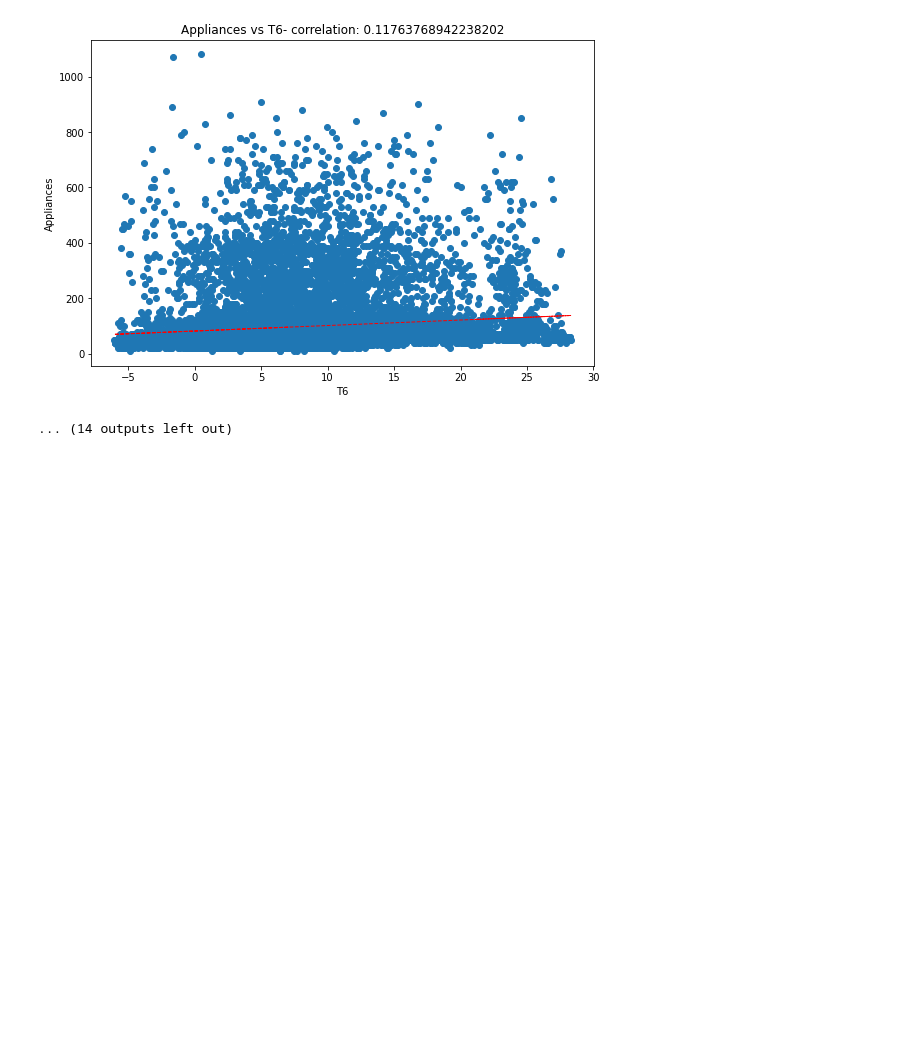
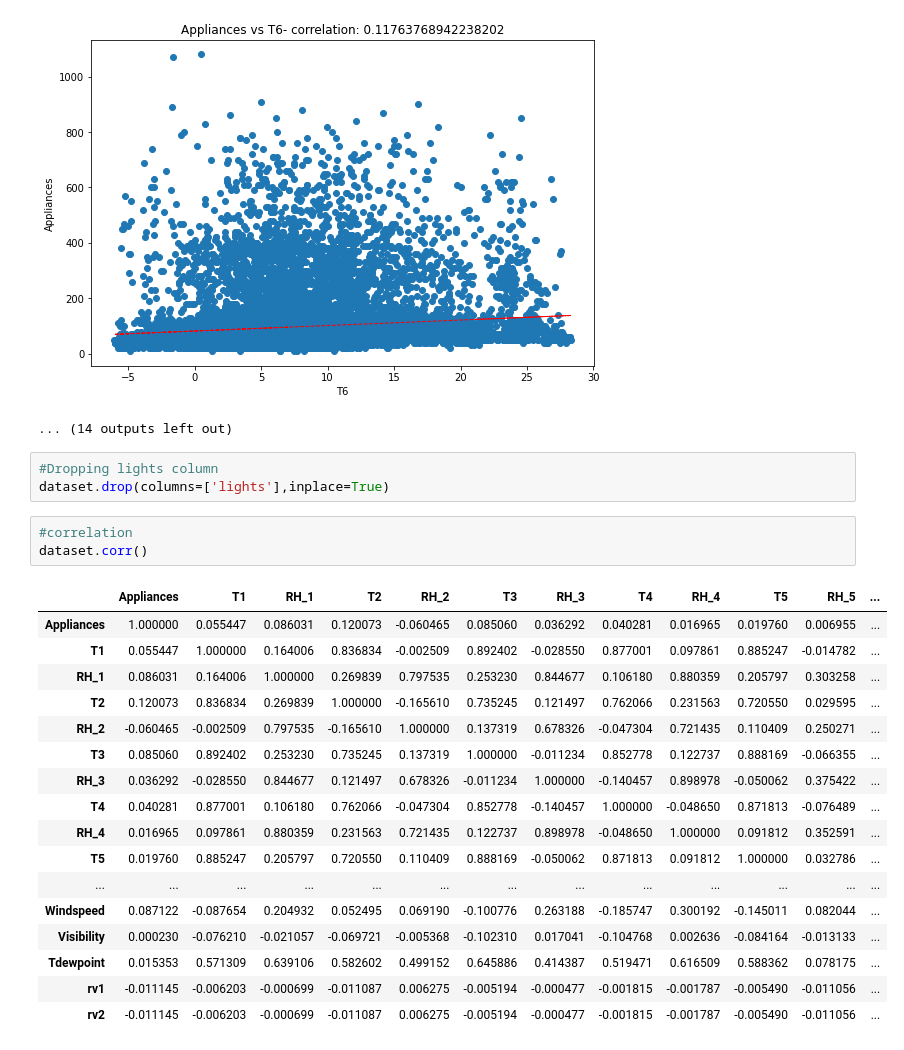
Before and after one commit to ravali-muta/Appliances-Energy-Prediction, a Jupyter notebook: Appliances_Energy_Prediction.ipynb, the cells around one changed output. Cells and saved outputs as stored; diff of their text form; blank space fills up the shorter version.

```diff
--- a/Appliances_Energy_Prediction.ipynb
+++ b/Appliances_Energy_Prediction.ipynb
@@ -204,3 +204,27 @@ plt.show()
 [figure]
 [figure]
 ... (14 outputs left out)
+# %%
+#Dropping lights column
+dataset.drop(columns=['lights'],inplace=True)
+# %%
+#correlation
+dataset.corr()
+# %% [output]
+|  | Appliances | T1 | RH_1 | T2 | RH_2 | T3 | RH_3 | T4 | RH_4 | T5 | RH_5 | ... |
+| Appliances | 1.000000 | 0.055447 | 0.086031 | 0.120073 | -0.060465 | 0.085060 | 0.036292 | 0.040281 | 0.016965 | 0.019760 | 0.006955 | ... |
+| T1 | 0.055447 | 1.000000 | 0.164006 | 0.836834 | -0.002509 | 0.892402 | -0.028550 | 0.877001 | 0.097861 | 0.885247 | -0.014782 | ... |
+| RH_1 | 0.086031 | 0.164006 | 1.000000 | 0.269839 | 0.797535 | 0.253230 | 0.844677 | 0.106180 | 0.880359 | 0.205797 | 0.303258 | ... |
+| T2 | 0.120073 | 0.836834 | 0.269839 | 1.000000 | -0.165610 | 0.735245 | 0.121497 | 0.762066 | 0.231563 | 0.720550 | 0.029595 | ... |
+| RH_2 | -0.060465 | -0.002509 | 0.797535 | -0.165610 | 1.000000 | 0.137319 | 0.678326 | -0.047304 | 0.721435 | 0.110409 | 0.250271 | ... |
+| T3 | 0.085060 | 0.892402 | 0.253230 | 0.735245 | 0.137319 | 1.000000 | -0.011234 | 0.852778 | 0.122737 | 0.888169 | -0.066355 | ... |
+| RH_3 | 0.036292 | -0.028550 | 0.844677 | 0.121497 | 0.678326 | -0.011234 | 1.000000 | -0.140457 | 0.898978 | -0.050062 | 0.375422 | ... |
+| T4 | 0.040281 | 0.877001 | 0.106180 | 0.762066 | -0.047304 | 0.852778 | -0.140457 | 1.000000 | -0.048650 | 0.871813 | -0.076489 | ... |
+| RH_4 | 0.016965 | 0.097861 | 0.880359 | 0.231563 | 0.721435 | 0.122737 | 0.898978 | -0.048650 | 1.000000 | 0.091812 | 0.352591 | ... |
+| T5 | 0.019760 | 0.885247 | 0.205797 | 0.720550 | 0.110409 | 0.888169 | -0.050062 | 0.871813 | 0.091812 | 1.000000 | 0.032786 | ... |
+| ... | ... | ... | ... | ... | ... | ... | ... | ... | ... | ... | ... | ... |
+| Windspeed | 0.087122 | -0.087654 | 0.204932 | 0.052495 | 0.069190 | -0.100776 | 0.263188 | -0.185747 | 0.300192 | -0.145011 | 0.082044 | ... |
+| Visibility | 0.000230 | -0.076210 | -0.021057 | -0.069721 | -0.005368 | -0.102310 | 0.017041 | -0.104768 | 0.002636 | -0.084164 | -0.013133 | ... |
+| Tdewpoint | 0.015353 | 0.571309 | 0.639106 | 0.582602 | 0.499152 | 0.645886 | 0.414387 | 0.519471 | 0.616509 | 0.588362 | 0.078175 | ... |
+| rv1 | -0.011145 | -0.006203 | -0.000699 | -0.011087 | 0.006275 | -0.005194 | -0.000477 | -0.001815 | -0.001787 | -0.005490 | -0.011056 | ... |
+| rv2 | -0.011145 | -0.006203 | -0.000699 | -0.011087 | 0.006275 | -0.005194 | -0.000477 | -0.001815 | -0.001787 | -0.005490 | -0.011056 | ... |
```
Also changed, not shown: parts of 4 cells of this notebook.
